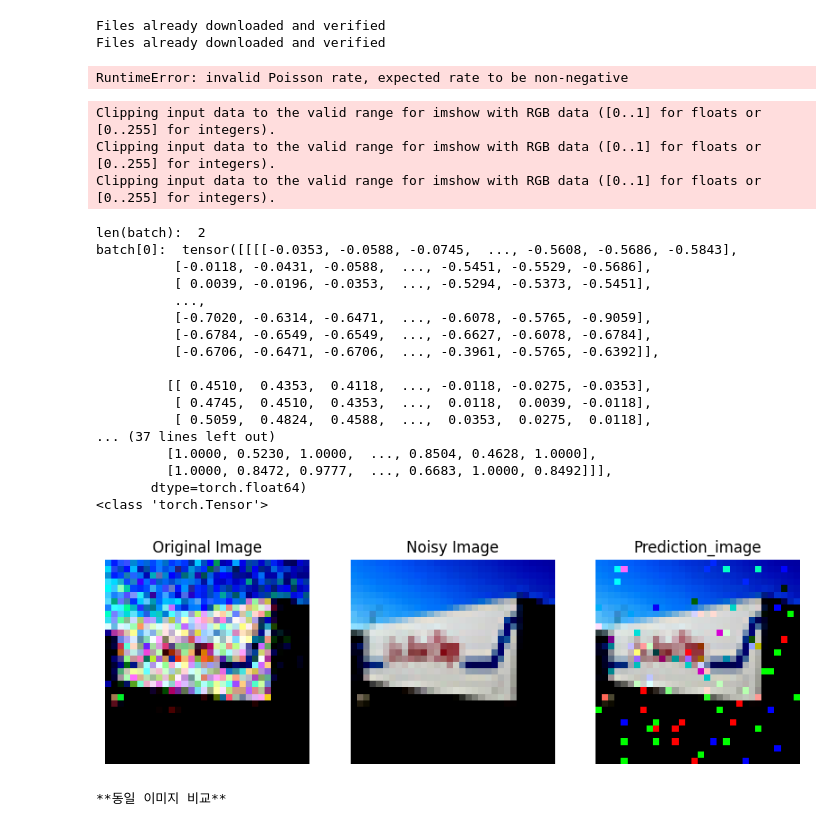
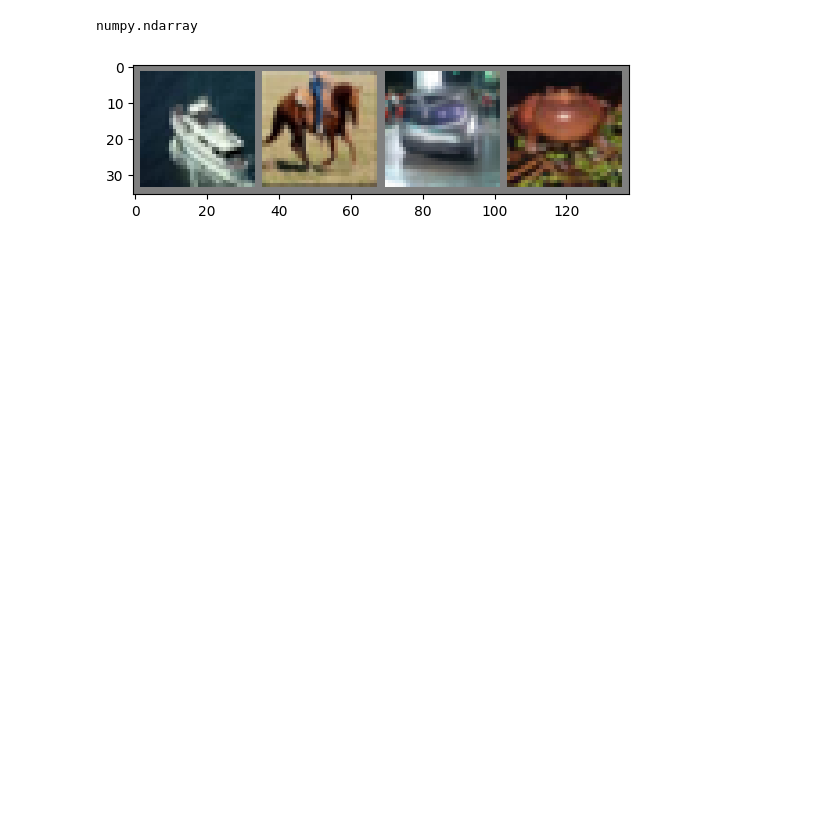
Before and after one commit to djsk721/Pytorch-UNet, a Jupyter notebook: test.ipynb, the cells around one changed output. Cells and saved outputs as stored; diff of their text form; code cells hidden in the pictures; blank space fills up the shorter version.

```diff
--- a/test.ipynb
+++ b/test.ipynb
@@ -30,7 +30,7 @@ def imshow(img):
     plt.show()
 # %%
 # 학습데이터 가져오기
-trainset, trainloader, testset, testloader= make_cifar10(2)
+trainset, trainloader, testset, testloader= make_cifar10(1)
 
 # 학습용 이미지를 무작위로 가져오기
 dataiter = iter(trainloader)
@@ -224,0 +121,2 @@ Error:
+# %%
+train_set, train_loader, val_set, val_loader = make_cifar10(4)
@@ -234,9 +134,9 @@ def save_noisy_image(img, name):
         img = img.view(img.size(0), 1, 28, 28)
         save_image(img, name)
 # %%
-def gaussian_noise(image):
-    gauss_img = torch.tensor(random_noise(image, mode='gaussian', mean=0, var=0.05, clip=True))
+def add_gaussian_noise(image, mean=0, var=0.05):
+    gauss_img = torch.tensor(random_noise(image, mode='gaussian', mean=mean, var=var, clip=True))
     # save
-    # save_noisy_image(gauss_img, f"Images/{args['dataset']}_gaussian.png")
+    # save_noisy_image(gauss_img, f"gaussian.png")
     return gauss_img
 # %%
@@ -265,19 +147,0 @@ def poisson_noise(img):
-# %%
-train_set, train_loader, val_set, val_loader = make_cifar10(1)
-# %% [output]
-Files already downloaded and verified
-Files already downloaded and verified
-# %%
-import torch
-
-# 이미지 텐서 생성
-img = images[0]
-
-# Poisson 노이즈 생성
-lambda_value = 5.0
-poisson_noise = torch.poisson(img)
-
-# 이미지에 노이즈 추가
-noisy_img = img + poisson_noise
-# %% [output]
-RuntimeError: invalid Poisson rate, expected rate to be non-negative
@@ -283,0 +156,4 @@ RuntimeError: invalid Poisson rate, expected rate to be non-negative
+# %%
+type(a.cpu().numpy())
+# %% [output]
+numpy.ndarray
@@ -284,47 +179,21 @@ RuntimeError: invalid Poisson rate, expected rate to be non-negative
 # %%
 from skimage.metrics import peak_signal_noise_ratio, structural_similarity
 
 
 i = 0
 for batch in train_loader:
     if i== 1:
         break
     # print("batch : ", batch)
-    print("len(batch): ",len(batch))
-    print("batch[0]: ",batch[0])
-    print("batch[1]: ",batch[1])
-    print("batch[0].shape: ",batch[0].shape)
-    print("type(batch[0]): ",type(batch[0]))
-    print("batch[1].shape: ",batch[1].shape)
+    # print("len(batch): ",len(batch))
+    # print("batch[0]: ",batch[0])
+    # # print("batch[1]: ",batch[1])
+    # print("batch[0].shape: ",batch[0].shape)
+    # print("type(batch[0]): ",type(batch[0]))
+    # print("batch[1].shape: ",batch[1].shape)
     # images, true_masks = batch, add_gaussian_noise(batch[0])
-    images, true_masks = batch[0], _
-    print(true_masks)
-    print(type(true_masks))
-    compare_image(gaussian_noise(images[0]), images[0], salt_pepper_noise(images[0]))
-    # compare_image(images[0], true_masks[0], images[0])
-    print("**동일 이미지 비교**")
-    # print("PSNR :", peak_signal_noise_ratio(np.array(images), np.array(true_masks)))
-    i += 1
+    images, true_masks = batch[0], add_gaussian_noise(batch[0], 0.05)
+
+    imshow(torchvision.utils.make_grid(images))
 # %% [output]
-Clipping input data to the valid range for imshow with RGB data ([0..1] for floats or [0..255] for integers).
-Clipping input data to the valid range for imshow with RGB data ([0..1] for floats or [0..255] for integers).
-Clipping input data to the valid range for imshow with RGB data ([0..1] for floats or [0..255] for integers).
-len(batch):  2
-batch[0]:  tensor([[[[-0.0353, -0.0588, -0.0745,  ..., -0.5608, -0.5686, -0.5843],
-          [-0.0118, -0.0431, -0.0588,  ..., -0.5451, -0.5529, -0.5686],
-          [ 0.0039, -0.0196, -0.0353,  ..., -0.5294, -0.5373, -0.5451],
-          ...,
-          [-0.7020, -0.6314, -0.6471,  ..., -0.6078, -0.5765, -0.9059],
-          [-0.6784, -0.6549, -0.6549,  ..., -0.6627, -0.6078, -0.6784],
-          [-0.6706, -0.6471, -0.6706,  ..., -0.3961, -0.5765, -0.6392]],
-
-         [[ 0.4510,  0.4353,  0.4118,  ..., -0.0118, -0.0275, -0.0353],
-          [ 0.4745,  0.4510,  0.4353,  ...,  0.0118,  0.0039, -0.0118],
-          [ 0.5059,  0.4824,  0.4588,  ...,  0.0353,  0.0275,  0.0118],
-... (37 lines left out)
-         [1.0000, 0.5230, 1.0000,  ..., 0.8504, 0.4628, 1.0000],
-         [1.0000, 0.8472, 0.9777,  ..., 0.6683, 1.0000, 0.8492]]],
-       dtype=torch.float64)
-<class 'torch.Tensor'>
-[figure, old version]
+[figure, new version]
-**동일 이미지 비교**
```
Also changed, not shown: parts of 20 cells of this notebook, 4 other files.
